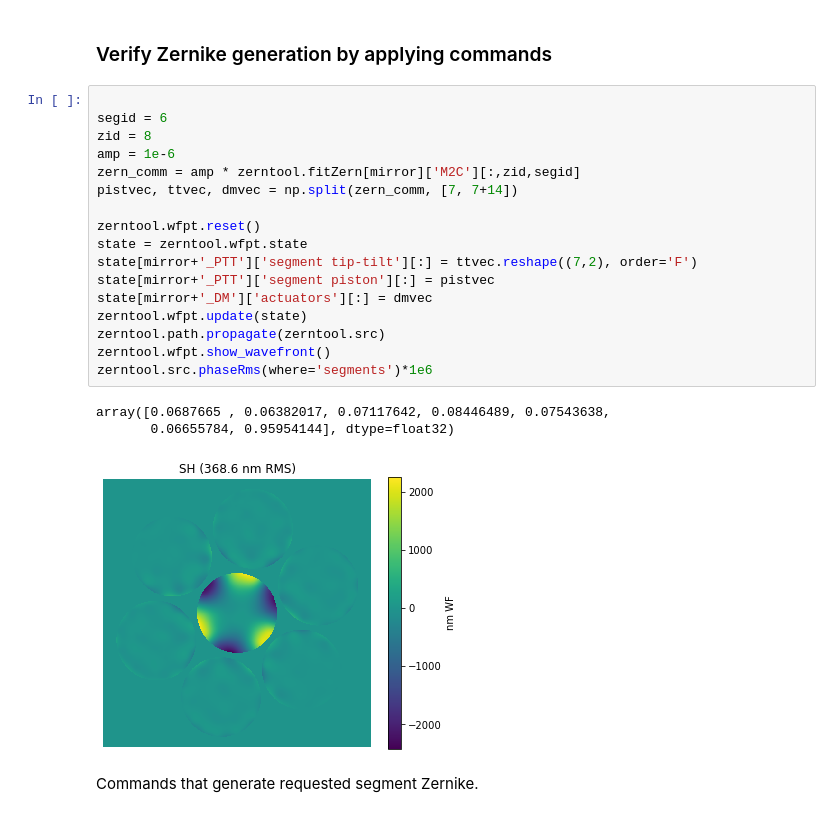
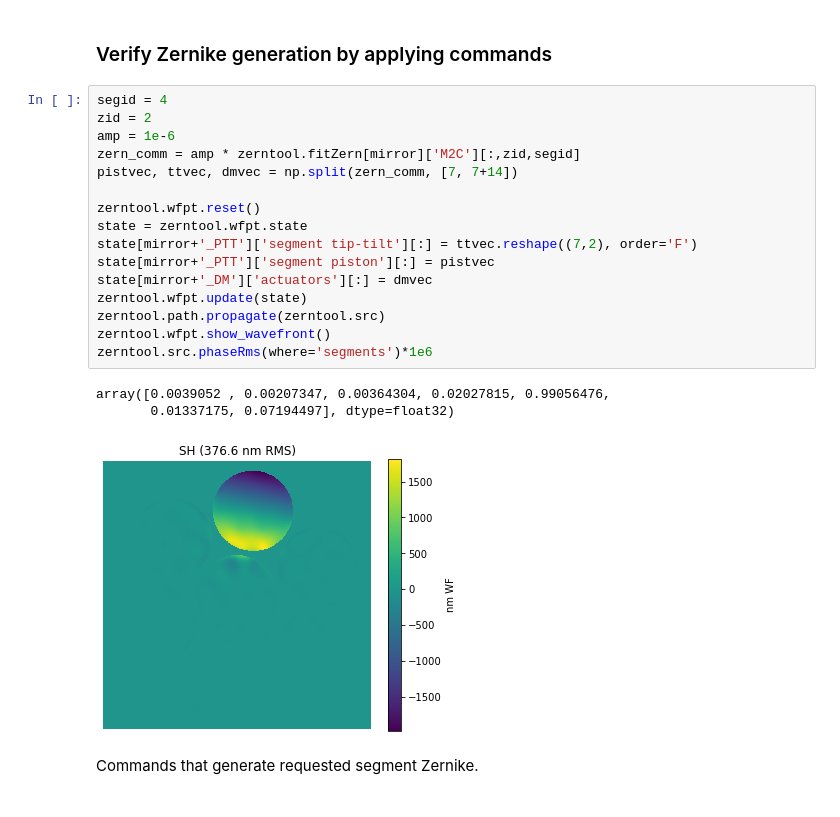
Before and after one commit to fquiros/CEO, a Jupyter notebook: python/ceo/wfpt/WFPT_segment_zernikes_v1.ipynb, the cells around one changed output. Cells and saved outputs as stored; diff of their text form.

```diff
--- a/python/ceo/wfpt/WFPT_segment_zernikes_v1.ipynb
+++ b/python/ceo/wfpt/WFPT_segment_zernikes_v1.ipynb
@@ -260,26 +274,25 @@ Text(0.5, 1.0, 'fitting using PTT+DM (simple LS)')
 # %% [markdown]
 ### Verify Zernike generation by applying commands
 # %%
-
-segid = 6
-zid = 8
+segid = 4
+zid = 2
 amp = 1e-6
 zern_comm = amp * zerntool.fitZern[mirror]['M2C'][:,zid,segid]
 pistvec, ttvec, dmvec = np.split(zern_comm, [7, 7+14])
 
 zerntool.wfpt.reset()
 state = zerntool.wfpt.state
 state[mirror+'_PTT']['segment tip-tilt'][:] = ttvec.reshape((7,2), order='F')
 state[mirror+'_PTT']['segment piston'][:] = pistvec
 state[mirror+'_DM']['actuators'][:] = dmvec
 zerntool.wfpt.update(state)
 zerntool.path.propagate(zerntool.src)
 zerntool.wfpt.show_wavefront()
 zerntool.src.phaseRms(where='segments')*1e6
 # %% [output]
-array([0.0687665 , 0.06382017, 0.07117642, 0.08446489, 0.07543638,
-       0.06655784, 0.95954144], dtype=float32)
+array([0.0039052 , 0.00207347, 0.00364304, 0.02027815, 0.99056476,
+       0.01337175, 0.07194497], dtype=float32)
-[figure, old version]
+[figure, new version]
 # %% [markdown]
 Commands that generate requested segment Zernike.
 # %%
```
Also changed, not shown: parts of 15 cells of this notebook, 1 other file.
